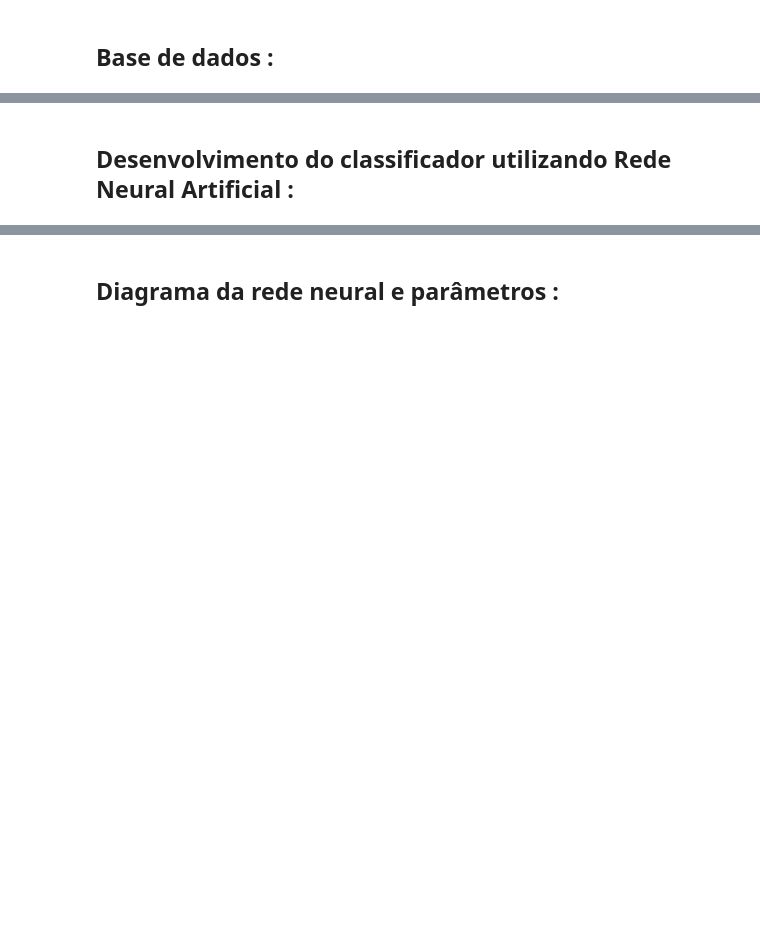
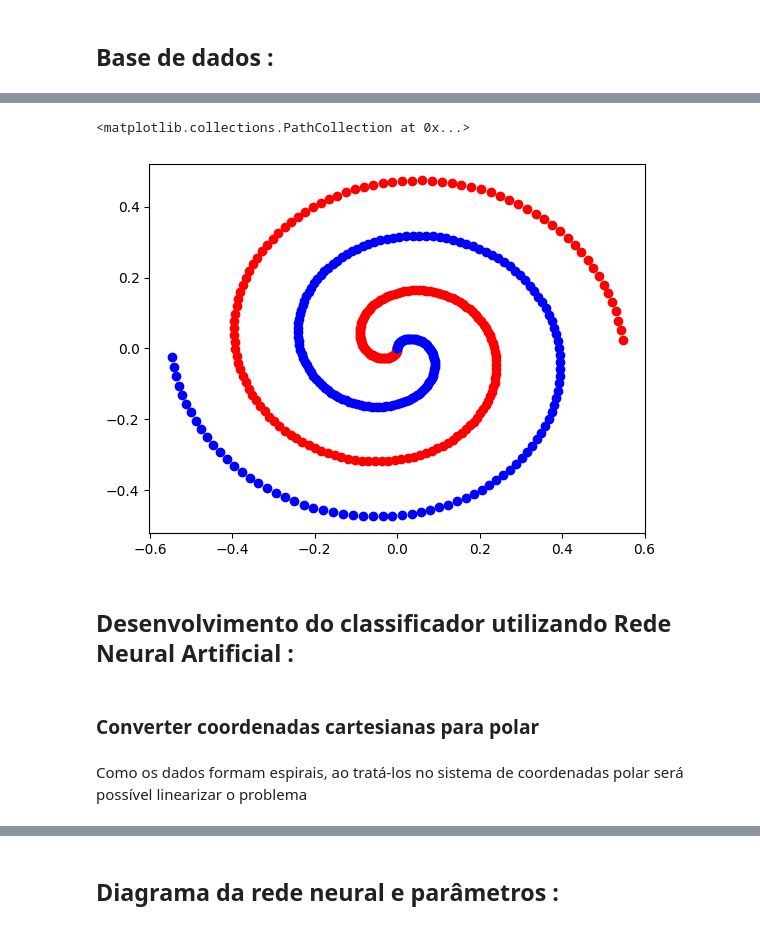
Before and after one commit to LucasSavassa/backend-playground, a Jupyter notebook: neural-network/Spiral/neural-network.ipynb, the cells around one changed output, grey strips where cells are left out. Drawn from its saved outputs; the diff is of its cells as text; code cells hidden in the pictures; blank space fills up the shorter version.

Commit message:
Simplify helical data problem changing coordinate system

```diff
--- a/neural-network/Spiral/neural-network.ipynb
+++ b/neural-network/Spiral/neural-network.ipynb
@@ -15,2 +38,15 @@ base.head(-1)
+# %%
+red = base[base["Label"] == "Red"]
+blue = base[base["Label"] == "Blue"]
+# %%
+plt.scatter(red["Feature1"], red["Feature2"], color="r")
+plt.scatter(blue["Feature1"], blue["Feature2"], color="b")
+# %% [output]
+<matplotlib.collections.PathCollection at 0x...>
+[figure, added]
 # %% [markdown]
 ## Desenvolvimento do classificador utilizando Rede Neural Artificial :
+# %% [markdown]
+### Converter coordenadas cartesianas para polar
+# %% [markdown]
+Como os dados formam espirais, ao tratá-los no sistema de coordenadas polar será possível linearizar o problema
```
Also changed, not shown: parts of 19 cells of this notebook.
